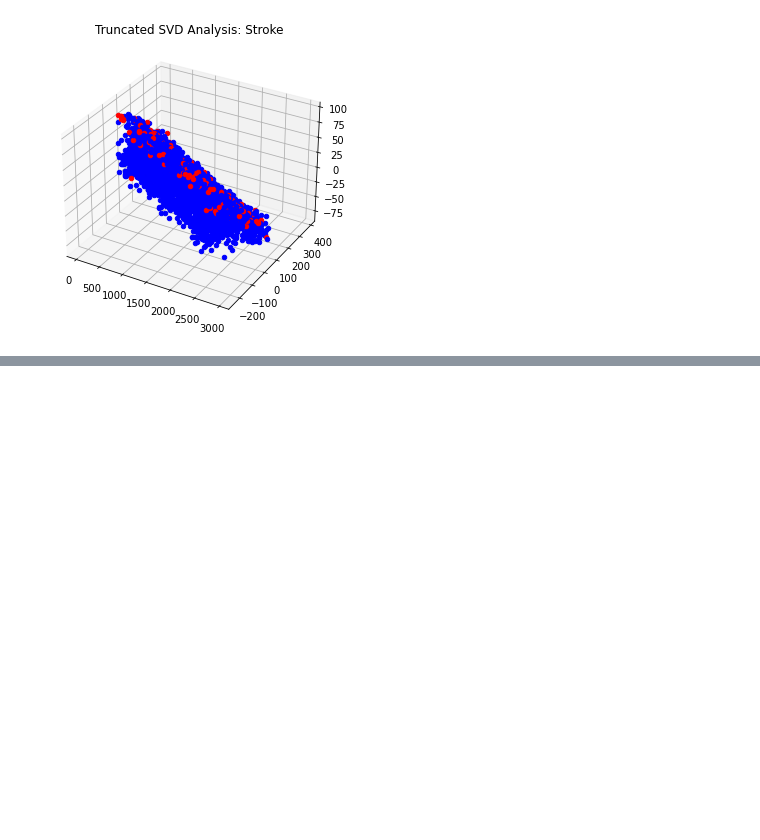
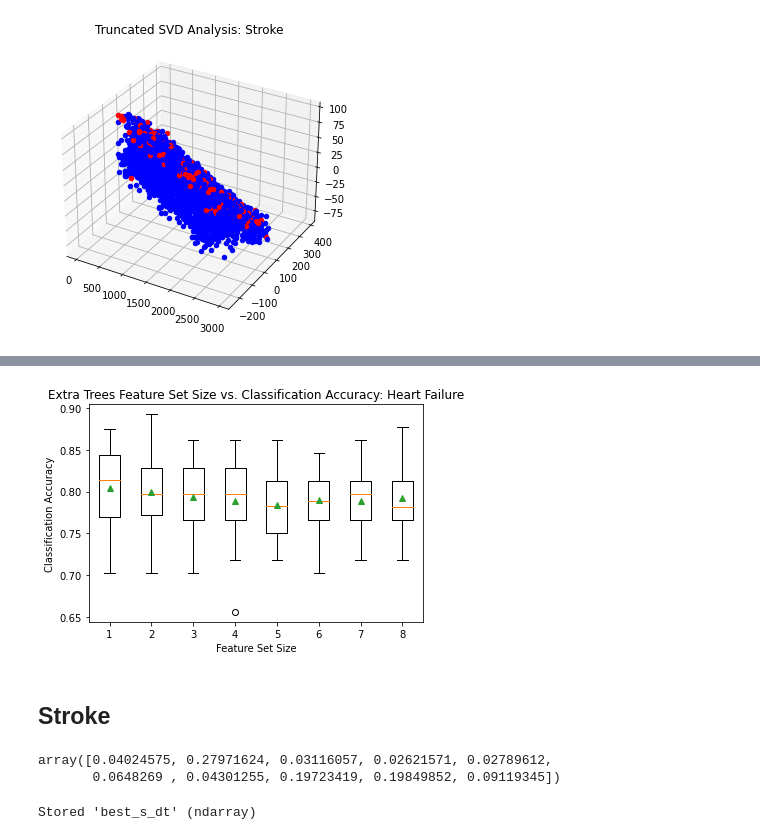
Before and after one commit to twrexx/Unsupervised_Learning, a Jupyter notebook: dim_reduc.ipynb, the cells around one changed output, grey strips where cells are left out. Cells and saved outputs as stored; diff of their text form; code cells hidden in the pictures; blank space fills up the shorter version.

Commit message:
decision tree feature selection

```diff
--- a/dim_reduc.ipynb
+++ b/dim_reduc.ipynb
@@ -524,0 +555,16 @@ plt.show()
+# %%
+hf_models = dict()
+for i in range(1, 9):
+    hf_models[str(i)] = ExtraTreesClassifier(max_features=i)
+
+cv = RepeatedStratifiedKFold(n_splits=10, n_repeats=3, random_state=1)
+results, names = list(), list()
+
+for name, model in hf_models.items():
+    score = cross_val_score(model, X_hf_train, Y_hf_train, scoring='accuracy', cv=cv, n_jobs=-1)
+    results.append(score)
+    names.append(name)
+
+    print('max_features: %s' % name)
+    print('cross_val_score (mean): %.3f' % mean(score))
+    print('cross_val_score (std): %.3f' % std(score))
@@ -524,0 +589,11 @@ plt.show()
+# %%
+plt.boxplot(results, labels=names, showmeans=True)
+plt.xlabel('Feature Set Size')
+plt.ylabel('Classification Accuracy')
+plt.title('Extra Trees Feature Set Size vs. Classification Accuracy: Heart Failure')
+plt.savefig('dt_hf.png')
+plt.show()
+# %% [output]
+[figure, added]
+# %% [markdown]
+## Stroke
@@ -524,0 +605,11 @@ plt.show()
+# %%
+s_dt.feature_importances_
+# %% [output]
+array([0.04024575, 0.27971624, 0.03116057, 0.02621571, 0.02789612,
+       0.0648269 , 0.04301255, 0.19723419, 0.19849852, 0.09119345])
+# %%
+s_model = SelectFromModel(s_dt, prefit=True)
+best_s_dt = s_model.transform(X_s_train)
+%store best_s_dt
+# %% [output]
+Stored 'best_s_dt' (ndarray)
```
Also changed, not shown: parts of 10 cells of this notebook, 25 other files.
